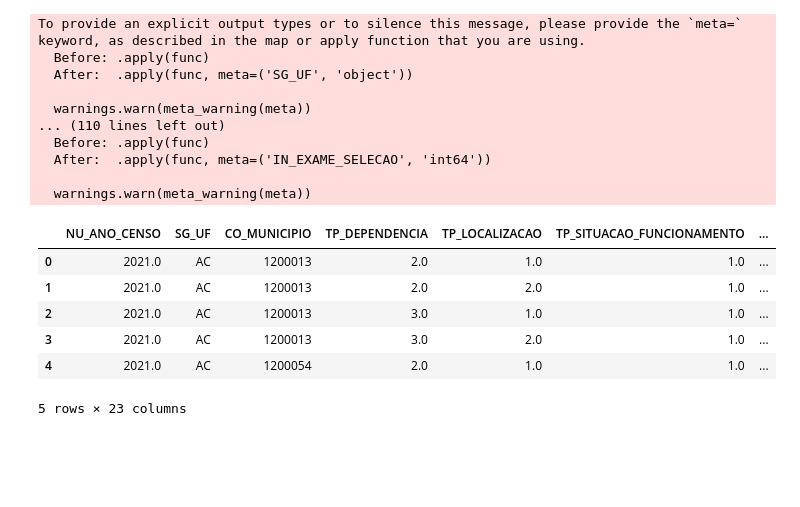
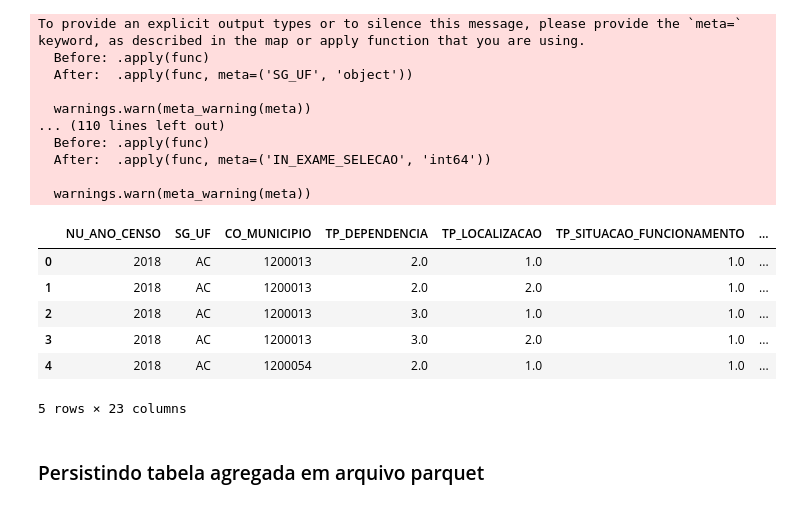
Before and after one commit to JV-Nunes/Relatorio-Conectividade, a Jupyter notebook: Análise/Schema/SC_Censo_Esc.ipynb, the cells around one changed output. Saved outputs shown, nothing was run; the diff lists cells and outputs as text; code cells hidden in the pictures; blank space fills up the shorter version.

```diff
--- a/Análise/EDA/EDA_Censo_Esc.ipynb
+++ b/Análise/Schema/SC_Censo_Esc.ipynb
@@ -49 +51,3 @@ censo = dd.read_csv(
+# %%
+all = dd.concat(open_dfs(years))
 # %%
@@ -68,0 +71,2 @@ censo = censo[censo['TP_SITUACAO_FUNCIONAMENTO']==1]
+# %%
+all = all[all['TP_SITUACAO_FUNCIONAMENTO']==1]
@@ -102,7 +116,7 @@ def get_agg(df, index_cols, agg_funs):
 
     del df_count
 
-    df_median = pd.DataFrame(df, columns=cols_list).groupby(index_cols).agg(agg_funs['median'])
+    df_median = df.compute().groupby(index_cols).agg(agg_funs['median'])
     df_median = df_median.reset_index()
     ddf_median = dd.from_pandas(df_median, npartitions=1)
 
@@ -157,7 +171,7 @@ agg_dict = {
 }
 # %%
 index_cols = ['NU_ANO_CENSO', 'SG_UF', 'CO_MUNICIPIO', 'TP_DEPENDENCIA', 'TP_LOCALIZACAO', 'TP_SITUACAO_FUNCIONAMENTO']
-teste_dask = get_agg(censo, index_cols, agg_funs=agg_dict)
+agg = get_agg(all, index_cols, agg_funs=agg_dict)
 # %% [output]
 You did not provide metadata, so Dask is running your function on a small dataset to guess output types. It is possible that Dask will guess incorrectly.
 To provide an explicit output types or to silence this message, please provide the `meta=` keyword, as described in the map or apply function that you are using.
@@ -177,12 +191,14 @@ To provide an explicit output types or to silence this message, please provide t
 
   warnings.warn(meta_warning(meta))
 # %%
-teste_dask.head()
+agg.head()
 # %% [output]
 |  | NU_ANO_CENSO | SG_UF | CO_MUNICIPIO | TP_DEPENDENCIA | TP_LOCALIZACAO | TP_SITUACAO_FUNCIONAMENTO | ... |
-| 0 | 2021.0 | AC | 1200013 | 2.0 | 1.0 | 1.0 | ... |
-| 1 | 2021.0 | AC | 1200013 | 2.0 | 2.0 | 1.0 | ... |
-| 2 | 2021.0 | AC | 1200013 | 3.0 | 1.0 | 1.0 | ... |
-| 3 | 2021.0 | AC | 1200013 | 3.0 | 2.0 | 1.0 | ... |
-| 4 | 2021.0 | AC | 1200054 | 2.0 | 1.0 | 1.0 | ... |
+| 0 | 2018 | AC | 1200013 | 2.0 | 1.0 | 1.0 | ... |
+| 1 | 2018 | AC | 1200013 | 2.0 | 2.0 | 1.0 | ... |
+| 2 | 2018 | AC | 1200013 | 3.0 | 1.0 | 1.0 | ... |
+| 3 | 2018 | AC | 1200013 | 3.0 | 2.0 | 1.0 | ... |
+| 4 | 2018 | AC | 1200054 | 2.0 | 1.0 | 1.0 | ... |
 5 rows × 23 columns
+# %% [markdown]
+### Persistindo tabela agregada em arquivo parquet
```
Also changed, not shown: parts of 8 cells of this notebook, 3 other files.
